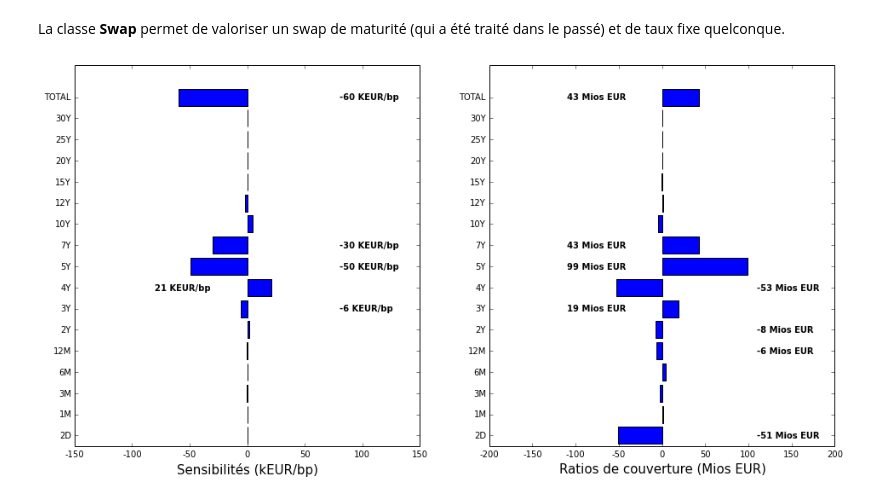
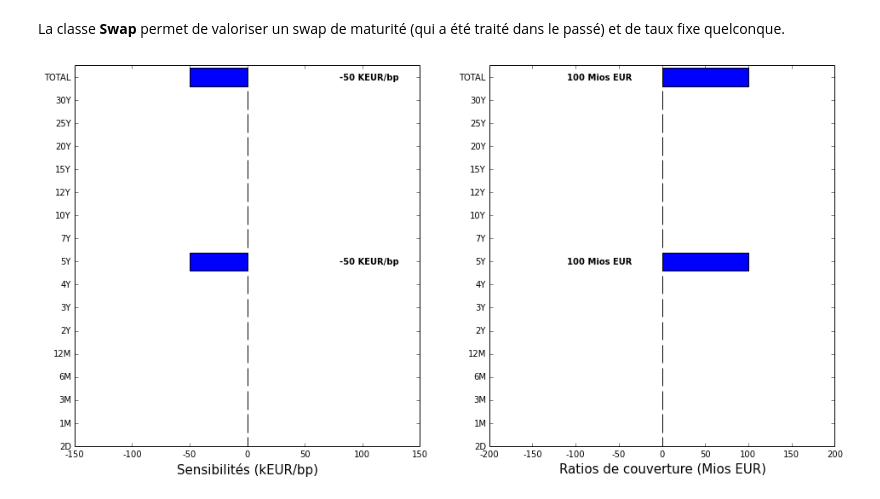
Before and after one commit to rguillemot/Formation_Finance, a Jupyter notebook: Derives_de_taux/notebook/Calage de la courbe des taux.ipynb, the cells around one changed output. Cells and saved outputs as stored; diff of their text form; code cells hidden in the pictures.

```diff
--- a/Derives_de_taux/notebook/Calage de la courbe des taux.ipynb
+++ b/Derives_de_taux/notebook/Calage de la courbe des taux.ipynb
@@ -577,8 +577,8 @@ def displayhedge(hedge):
 
     plt.show()
 # %%
-swap = Swap(date(2016,1,29),6,curve.Quote("6Y"),100000000,1)
+swap = Swap(date(2016,1,29),5,curve.Quote("5Y"),100000000,1)
 hedge = Hedge(swap,curvespline)
 displayhedge(hedge)
 # %% [output]
-[figure, old version]
+[figure, new version]
```
Also changed, not shown: 11 other files.
